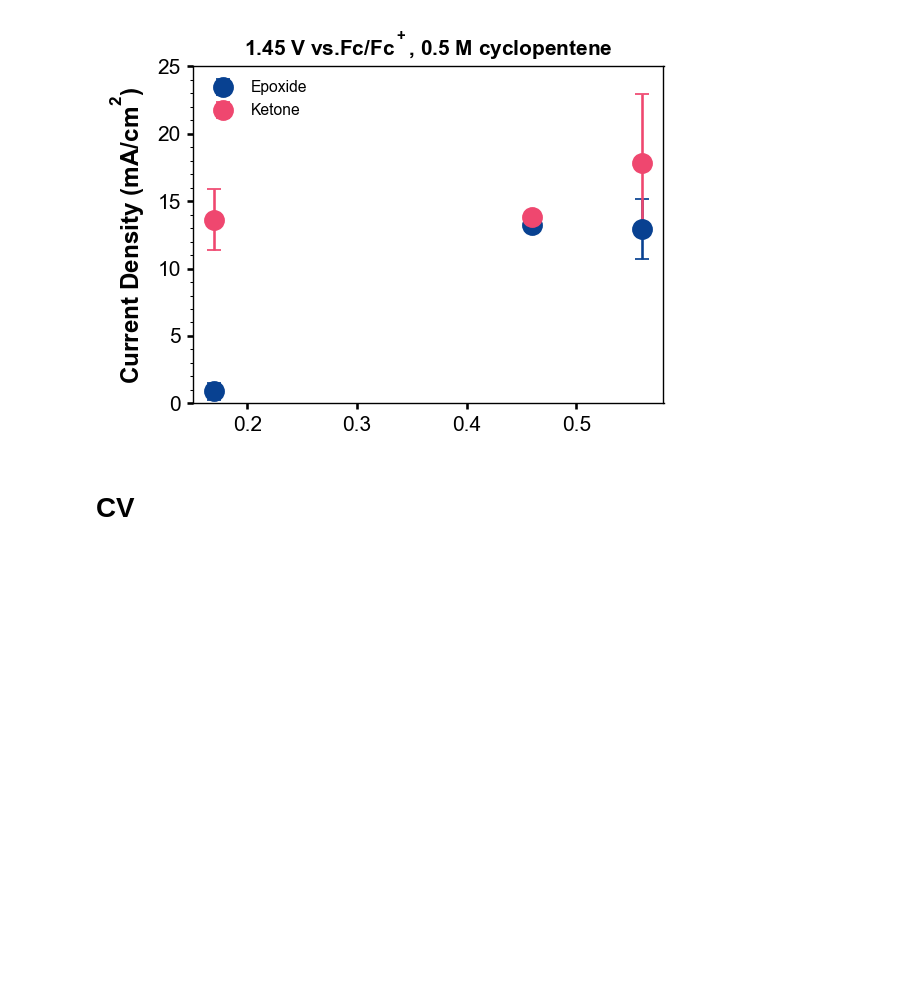
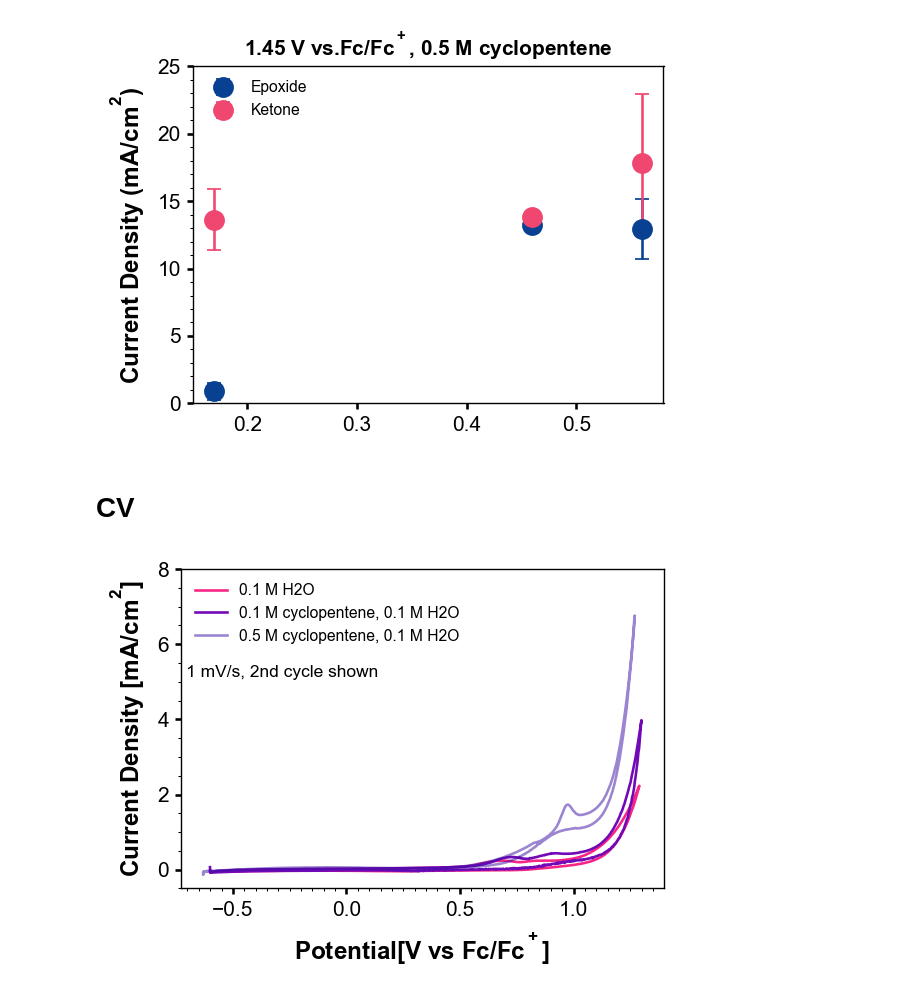
Before and after one commit to CJiang74/MnO_kinetics, a Jupyter notebook: MnO_kinetics.ipynb, the cells around one changed output. Drawn from its saved outputs; the diff is of its cells as text; code cells hidden in the pictures; blank space fills up the shorter version.

```diff
--- a/MnO_kinetics.ipynb
+++ b/MnO_kinetics.ipynb
@@ -290,3 +295,48 @@ def process_mpt(df, cyclenumber, refV=0):
     df['I']=df['I'][df_cycle_indices]
     df = df.dropna()
     return df
+# %%
+df1 = process_mpt(
+    importBiologicMPT(
+        "/Users/chenyujiang/Python/CV/CJ_OO_336_MnOx_1MH2O_ref3_062524_CV_05_CV_C03.txt"
+    ),
+    cyclenumber=2,
+    refV=-0.31,
+)
+
+df2 = process_mpt(
+    importBiologicMPT(
+        "/Users/chenyujiang/Python/CV/CJ_OO_343_MnOx_01cyclopentenene_1MH2O_ref3_070524_CV_06_CV_C08.mpt",
+        header=60,
+    ),
+    cyclenumber=2,
+    refV=-0.3,
+)
+df3 = process_mpt(
+    importBiologicMPT(
+        "/Users/chenyujiang/Python/CV/CJ_OO_344_MnOx_05cyclopentenene_1MH2O_ref3_070524_CV_06_CV_C03.mpt",
+        header=56,
+    ),
+    cyclenumber=2,
+    refV=-0.33,
+)
+# %%
+#generate code to plot the mpt data of potential vs current density for each of the above dataframes
+fig = plt.figure()
+ax = fig.gca()
+ax.plot(df1['E'], df1['I'], label='0.1 M H2O', c=c_2)
+ax.plot(df2['E'], df2['I'], label='0.1 M cyclopentene, 0.1 M H2O', c=c_3)
+ax.plot(df3['E'], df3['I'], label='0.5 M cyclopentene, 0.1 M H2O', c=c_4, alpha = 0.5)
+textstr = '1 mV/s, 2nd cycle shown'
+ax.text(0.01,0.7,textstr,verticalalignment='top',horizontalalignment='left',
+         font='Arial', fontsize = 10,transform=ax.transAxes)
+ax.legend()
+ax.set_xlabel('Potential[V vs Fc/Fc$^+$]')
+ax.set_ylabel(r"Current Density [mA/cm$^2$]")
+ax.yaxis.set_minor_locator(MultipleLocator(0.5))
+ax.xaxis.set_minor_locator(MultipleLocator(0.05))
+ax.set_ylim(-0.5,8)
+plt.tight_layout()
+plt.show()
+# %% [output]
+[figure, added]
```
Also changed, not shown: parts of 4 cells of this notebook, 1 other file.
